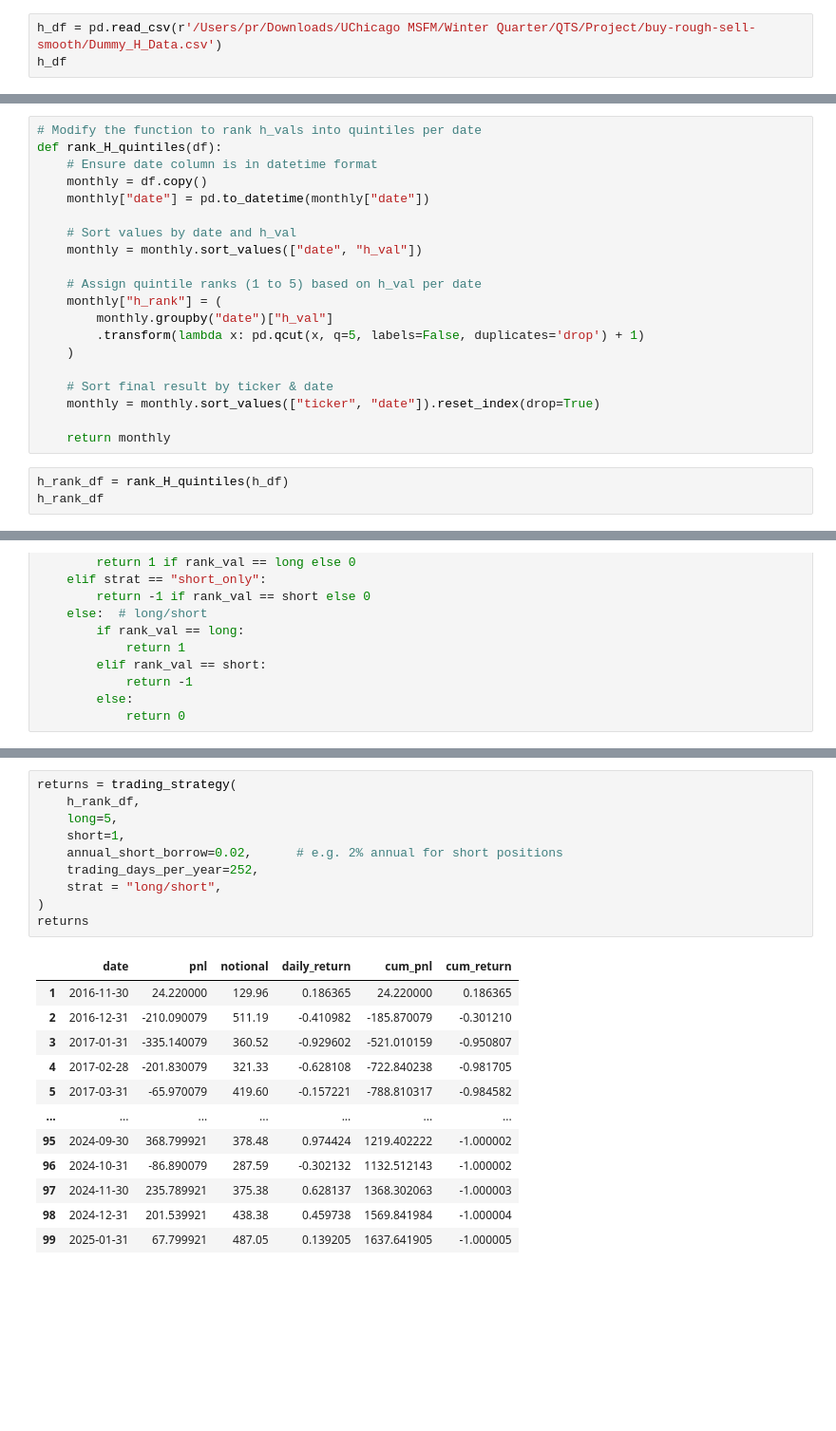
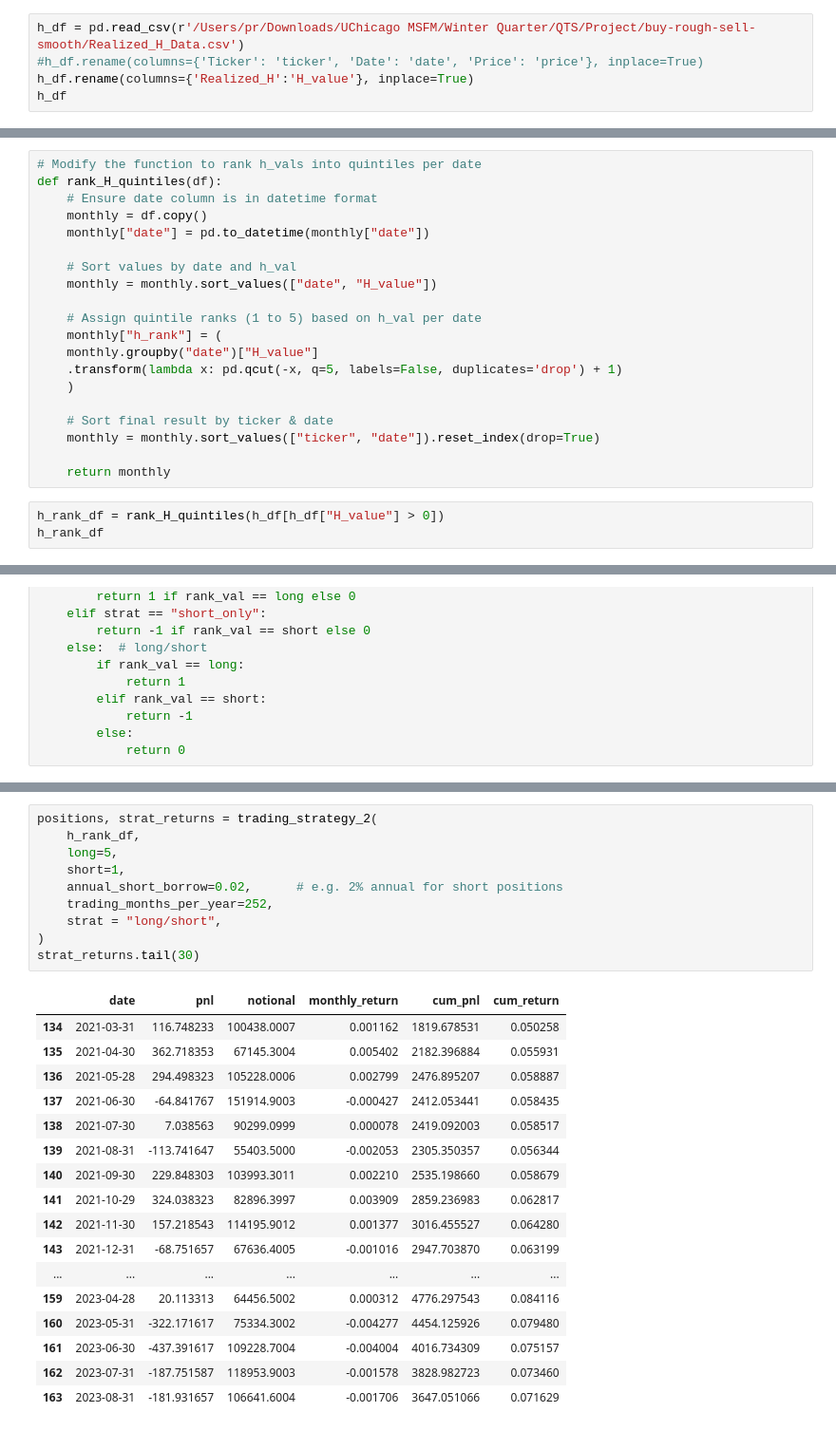
Before and after one commit to roshnx/buy-rough-sell-smooth, a Jupyter notebook: trading_strategy.ipynb, the cells around one changed output, grey strips where cells are left out. Shown: that part at 95% size. Cells and saved outputs as stored; diff of their text form; blank space fills up the shorter version.

```diff
--- a/trading_strategy.ipynb
+++ b/trading_strategy.ipynb
@@ -21,6 +21,8 @@ from functools import reduce
 # %% [markdown]
 ### **Data**
 # %%
-h_df = pd.read_csv(r'/Users/pr/Downloads/UChicago MSFM/Winter Quarter/QTS/Project/buy-rough-sell-smooth/Dummy_H_Data.csv')
+h_df = pd.read_csv(r'/Users/pr/Downloads/UChicago MSFM/Winter Quarter/QTS/Project/buy-rough-sell-smooth/Realized_H_Data.csv')
+#h_df.rename(columns={'Ticker': 'ticker', 'Date': 'date', 'Price': 'price'}, inplace=True)
+h_df.rename(columns={'Realized_H':'H_value'}, inplace=True)
 h_df
 # %% [output]
@@ -47,12 +63,12 @@ def rank_H_quintiles(df):
     monthly["date"] = pd.to_datetime(monthly["date"])
 
     # Sort values by date and h_val
-    monthly = monthly.sort_values(["date", "h_val"])
+    monthly = monthly.sort_values(["date", "H_value"])
 
     # Assign quintile ranks (1 to 5) based on h_val per date
     monthly["h_rank"] = (
-        monthly.groupby("date")["h_val"]
-        .transform(lambda x: pd.qcut(x, q=5, labels=False, duplicates='drop') + 1)
+    monthly.groupby("date")["H_value"]
+    .transform(lambda x: pd.qcut(-x, q=5, labels=False, duplicates='drop') + 1)
     )
 
     # Sort final result by ticker & date
@@ -60,6 +76,6 @@ def rank_H_quintiles(df):
 
     return monthly
 # %%
-h_rank_df = rank_H_quintiles(h_df)
+h_rank_df = rank_H_quintiles(h_df[h_df["H_value"] > 0])
 h_rank_df
 # %% [output]
@@ -182,23 +267,28 @@ def trading_strategy(
 # %%
-returns = trading_strategy(
+positions, strat_returns = trading_strategy_2(
     h_rank_df,
     long=5,
     short=1,
     annual_short_borrow=0.02,      # e.g. 2% annual for short positions
-    trading_days_per_year=252,
+    trading_months_per_year=252,
     strat = "long/short",
 )
-returns
+strat_returns.tail(30)
 # %% [output]
-|  | date | pnl | notional | daily_return | cum_pnl | cum_return |
-| 1 | 2016-11-30 | 24.220000 | 129.96 | 0.186365 | 24.220000 | 0.186365 |
-| 2 | 2016-12-31 | -210.090079 | 511.19 | -0.410982 | -185.870079 | -0.301210 |
-| 3 | 2017-01-31 | -335.140079 | 360.52 | -0.929602 | -521.010159 | -0.950807 |
-| 4 | 2017-02-28 | -201.830079 | 321.33 | -0.628108 | -722.840238 | -0.981705 |
-| 5 | 2017-03-31 | -65.970079 | 419.60 | -0.157221 | -788.810317 | -0.984582 |
+|  | date | pnl | notional | monthly_return | cum_pnl | cum_return |
+| 134 | 2021-03-31 | 116.748233 | 100438.0007 | 0.001162 | 1819.678531 | 0.050258 |
+| 135 | 2021-04-30 | 362.718353 | 67145.3004 | 0.005402 | 2182.396884 | 0.055931 |
+| 136 | 2021-05-28 | 294.498323 | 105228.0006 | 0.002799 | 2476.895207 | 0.058887 |
+| 137 | 2021-06-30 | -64.841767 | 151914.9003 | -0.000427 | 2412.053441 | 0.058435 |
+| 138 | 2021-07-30 | 7.038563 | 90299.0999 | 0.000078 | 2419.092003 | 0.058517 |
+| 139 | 2021-08-31 | -113.741647 | 55403.5000 | -0.002053 | 2305.350357 | 0.056344 |
+| 140 | 2021-09-30 | 229.848303 | 103993.3011 | 0.002210 | 2535.198660 | 0.058679 |
+| 141 | 2021-10-29 | 324.038323 | 82896.3997 | 0.003909 | 2859.236983 | 0.062817 |
+| 142 | 2021-11-30 | 157.218543 | 114195.9012 | 0.001377 | 3016.455527 | 0.064280 |
+| 143 | 2021-12-31 | -68.751657 | 67636.4005 | -0.001016 | 2947.703870 | 0.063199 |
 | ... | ... | ... | ... | ... | ... | ... |
-| 95 | 2024-09-30 | 368.799921 | 378.48 | 0.974424 | 1219.402222 | -1.000002 |
-| 96 | 2024-10-31 | -86.890079 | 287.59 | -0.302132 | 1132.512143 | -1.000002 |
-| 97 | 2024-11-30 | 235.789921 | 375.38 | 0.628137 | 1368.302063 | -1.000003 |
-| 98 | 2024-12-31 | 201.539921 | 438.38 | 0.459738 | 1569.841984 | -1.000004 |
-| 99 | 2025-01-31 | 67.799921 | 487.05 | 0.139205 | 1637.641905 | -1.000005 |
+| 159 | 2023-04-28 | 20.113313 | 64456.5002 | 0.000312 | 4776.297543 | 0.084116 |
+| 160 | 2023-05-31 | -322.171617 | 75334.3002 | -0.004277 | 4454.125926 | 0.079480 |
+| 161 | 2023-06-30 | -437.391617 | 109228.7004 | -0.004004 | 4016.734309 | 0.075157 |
+| 162 | 2023-07-31 | -187.751587 | 118953.9003 | -0.001578 | 3828.982723 | 0.073460 |
+| 163 | 2023-08-31 | -181.931657 | 106641.6004 | -0.001706 | 3647.051066 | 0.071629 |
```
Also changed, not shown: parts of 13 cells of this notebook.
